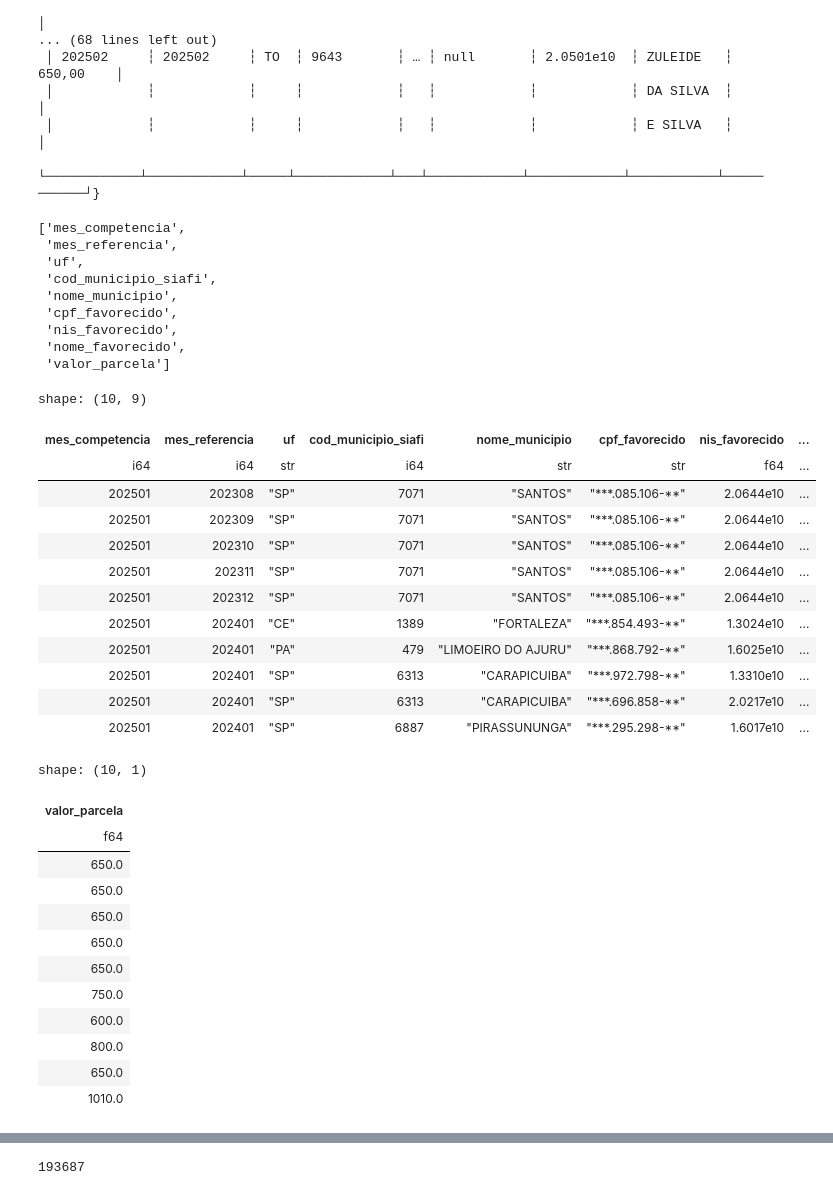
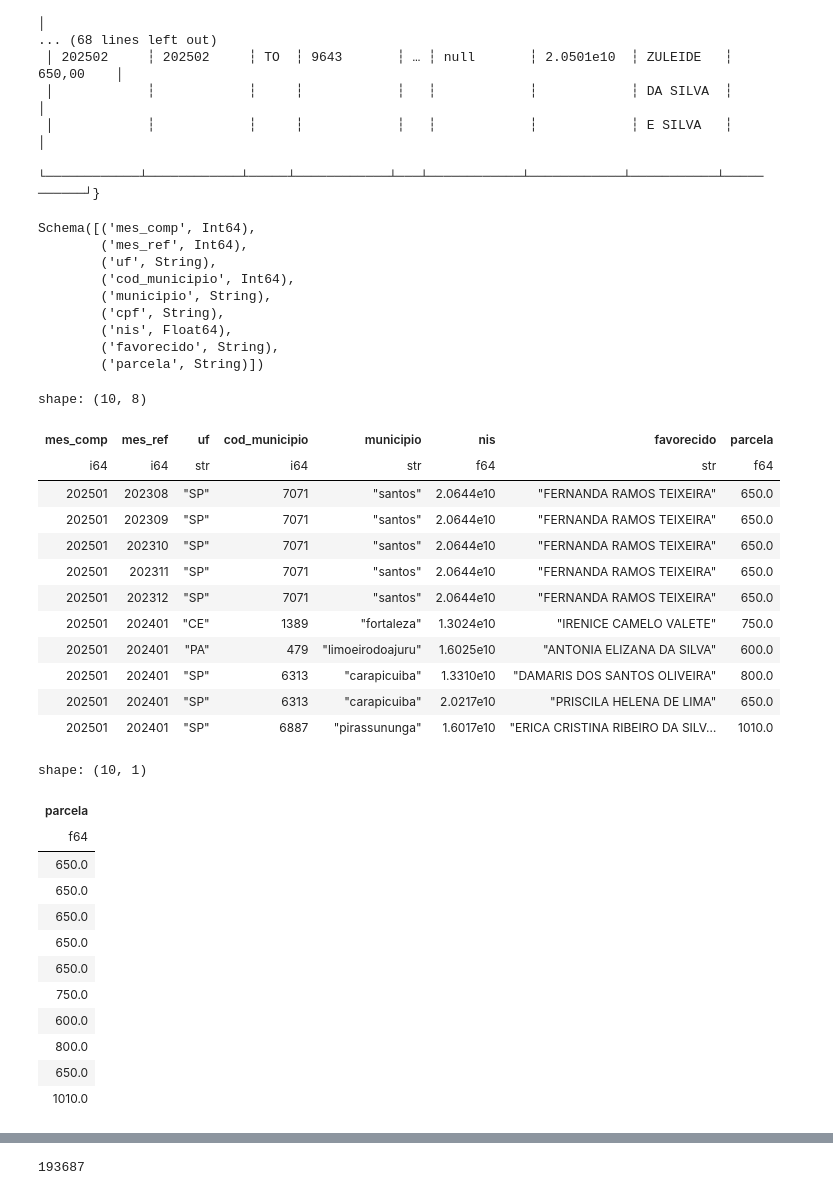
Before and after one commit to Andrerod15/treinamentos-conteudo, a Jupyter notebook: bolsafamilia.ipynb, the cells around one changed output, grey strips where cells are left out. Drawn from its saved outputs; the diff is of its cells as text; code cells hidden in the pictures.

Commit message:
adiciona mudanças lazy

```diff
--- a/bolsafamilia.ipynb
+++ b/bolsafamilia.ipynb
@@ -46,61 +46,63 @@ df_bolsapl = lf_bolsapl.collect()
  │            ┆            ┆     ┆            ┆   ┆            ┆            ┆ E SILVA   ┆           │
  └────────────┴────────────┴─────┴────────────┴───┴────────────┴────────────┴───────────┴───────────┘}
 # %%
-df_bolsapl.columns
+df_bolsapl.schema
 # %% [output]
-['mes_competencia',
- 'mes_referencia',
- 'uf',
- 'cod_municipio_siafi',
- 'nome_municipio',
- 'cpf_favorecido',
- 'nis_favorecido',
- 'nome_favorecido',
- 'valor_parcela']
+Schema([('mes_comp', Int64),
+        ('mes_ref', Int64),
+        ('uf', String),
+        ('cod_municipio', Int64),
+        ('municipio', String),
+        ('cpf', String),
+        ('nis', Float64),
+        ('favorecido', String),
+        ('parcela', String)])
 # %%
 #conversão dos nomes das colunas:
 
 df_bolsapl = df_bolsapl.rename({
-    "MÊS COMPETÊNCIA": "mes_competencia",
-    "MÊS REFERÊNCIA": "mes_referencia",
+    "MÊS COMPETÊNCIA": "mes_comp",
+    "MÊS REFERÊNCIA": "mes_ref",
     "UF": "uf",
-    "CÓDIGO MUNICÍPIO SIAFI": "cod_municipio_siafi",
-    "NOME MUNICÍPIO": "nome_municipio",
-    "CPF FAVORECIDO": "cpf_favorecido",
-    "NIS FAVORECIDO": "nis_favorecido",
-    "NOME FAVORECIDO": "nome_favorecido",
-    "VALOR PARCELA": "valor_parcela"
+    "CÓDIGO MUNICÍPIO SIAFI": "cod_municipio",
+    "NOME MUNICÍPIO": "municipio",
+    "CPF FAVORECIDO": "cpf",
+    "NIS FAVORECIDO": "nis",
+    "NOME FAVORECIDO": "favorecido",
+    "VALOR PARCELA": "parcela"
 })
 # %%
-df_bolsapl.head(10)
+df_bolsapl = df_bolsapl.lazy()  # funciona se ele ainda for um DataFrame Polars
+
+df_bolsapl.limit(10).collect()
 # %% [output]
-shape: (10, 9)
+shape: (10, 8)
-| mes_competencia | mes_referencia | uf | cod_municipio_siafi | nome_municipio | cpf_favorecido | nis_favorecido | ... |
-| i64 | i64 | str | i64 | str | str | f64 | ... |
-| 202501 | 202308 | "SP" | 7071 | "SANTOS" | "***.085.106-**" | 2.0644e10 | ... |
-| 202501 | 202309 | "SP" | 7071 | "SANTOS" | "***.085.106-**" | 2.0644e10 | ... |
-| 202501 | 202310 | "SP" | 7071 | "SANTOS" | "***.085.106-**" | 2.0644e10 | ... |
-| 202501 | 202311 | "SP" | 7071 | "SANTOS" | "***.085.106-**" | 2.0644e10 | ... |
-| 202501 | 202312 | "SP" | 7071 | "SANTOS" | "***.085.106-**" | 2.0644e10 | ... |
-| 202501 | 202401 | "CE" | 1389 | "FORTALEZA" | "***.854.493-**" | 1.3024e10 | ... |
-| 202501 | 202401 | "PA" | 479 | "LIMOEIRO DO AJURU" | "***.868.792-**" | 1.6025e10 | ... |
-| 202501 | 202401 | "SP" | 6313 | "CARAPICUIBA" | "***.972.798-**" | 1.3310e10 | ... |
-| 202501 | 202401 | "SP" | 6313 | "CARAPICUIBA" | "***.696.858-**" | 2.0217e10 | ... |
-| 202501 | 202401 | "SP" | 6887 | "PIRASSUNUNGA" | "***.295.298-**" | 1.6017e10 | ... |
+| mes_comp | mes_ref | uf | cod_municipio | municipio | nis | favorecido | parcela |
+| i64 | i64 | str | i64 | str | f64 | str | f64 |
+| 202501 | 202308 | "SP" | 7071 | "santos" | 2.0644e10 | "FERNANDA RAMOS TEIXEIRA" | 650.0 |
+| 202501 | 202309 | "SP" | 7071 | "santos" | 2.0644e10 | "FERNANDA RAMOS TEIXEIRA" | 650.0 |
+| 202501 | 202310 | "SP" | 7071 | "santos" | 2.0644e10 | "FERNANDA RAMOS TEIXEIRA" | 650.0 |
+| 202501 | 202311 | "SP" | 7071 | "santos" | 2.0644e10 | "FERNANDA RAMOS TEIXEIRA" | 650.0 |
+| 202501 | 202312 | "SP" | 7071 | "santos" | 2.0644e10 | "FERNANDA RAMOS TEIXEIRA" | 650.0 |
+| 202501 | 202401 | "CE" | 1389 | "fortaleza" | 1.3024e10 | "IRENICE CAMELO VALETE" | 750.0 |
+| 202501 | 202401 | "PA" | 479 | "limoeirodoajuru" | 1.6025e10 | "ANTONIA ELIZANA DA SILVA" | 600.0 |
+| 202501 | 202401 | "SP" | 6313 | "carapicuiba" | 1.3310e10 | "DAMARIS DOS SANTOS OLIVEIRA" | 800.0 |
+| 202501 | 202401 | "SP" | 6313 | "carapicuiba" | 2.0217e10 | "PRISCILA HELENA DE LIMA" | 650.0 |
+| 202501 | 202401 | "SP" | 6887 | "pirassununga" | 1.6017e10 | "ERICA CRISTINA RIBEIRO DA SILV… | 1010.0 |
 # %%
 #conversão da coluna de valor para numero com . ao invés de ,
 
 df_bolsapl = df_bolsapl.with_columns([
-    pl.col("valor_parcela")
-    .str.replace(",", ".")
+    pl.col("parcela")
+    .str.replace_all(",", ".")
     .cast(pl.Float64)
-    .alias("valor_parcela")
+    .alias("parcela")
 ])
 
-df_bolsapl.select("valor_parcela").head(10)
+df_bolsapl.select("parcela").limit(10).collect()
 # %% [output]
 shape: (10, 1)
-| valor_parcela |
+| parcela |
 | f64 |
 | 650.0 |
 | 650.0 |
```
Also changed, not shown: parts of 11 cells of this notebook.
